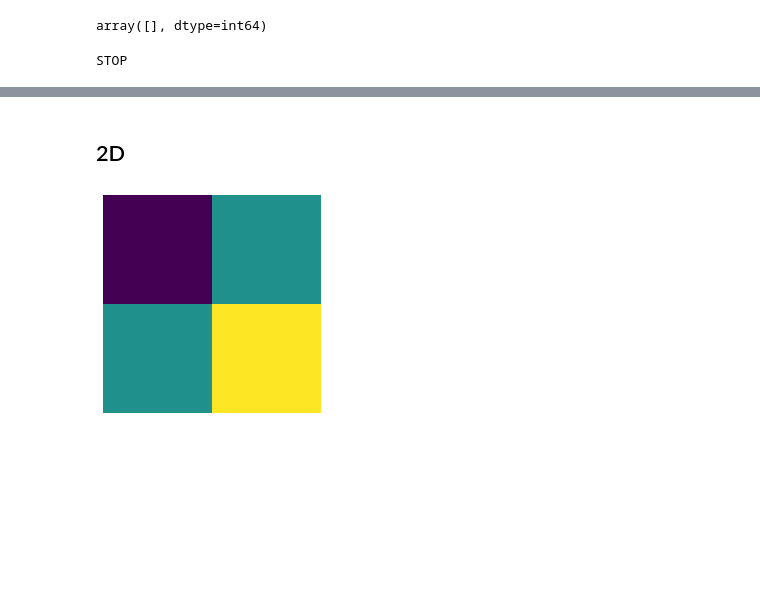
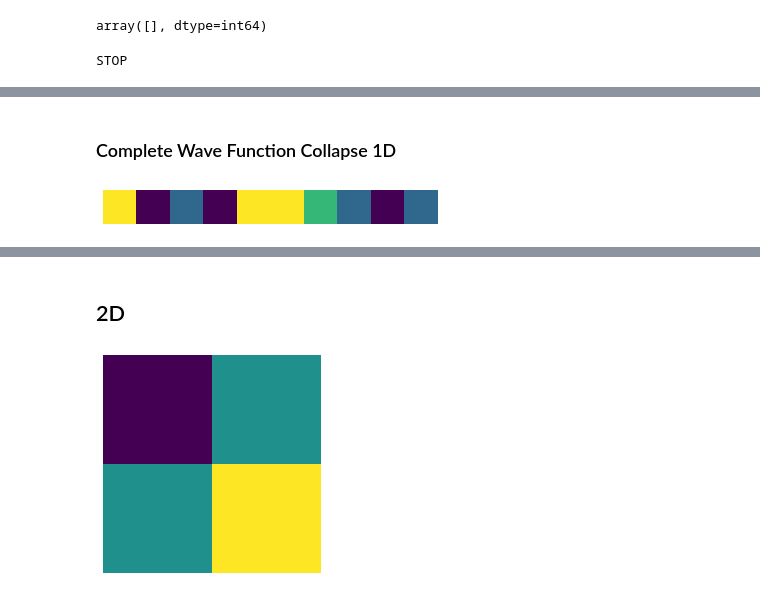
Before and after one commit to flpeters/TextureSynthesis, a Jupyter notebook: 00_Main.ipynb, the cells around one changed output, grey strips where cells are left out. Saved outputs shown, nothing was run; the diff lists cells and outputs as text; code cells hidden in the pictures; blank space fills up the shorter version.

Commit message:
combine manual 1d case into a function, and support animating a bunch of lines

```diff
--- a/00_Main.ipynb
+++ b/00_Main.ipynb
@@ -250,2 +296,4 @@ X = choice(np.flatnonzero(NumberOfPossibleStates == LeastNumberOfRemainingStates
 # %%
 # Jump back to the top and run the algorithm again!
+# %% [markdown]
+### Complete Wave Function Collapse 1D
@@ -251,0 +378,13 @@ X = choice(np.flatnonzero(NumberOfPossibleStates == LeastNumberOfRemainingStates
+# %%
+N = 10
+PossibleValuesRules = {
+    0: (1, 3,),
+    1: (0,),
+    2: (1,),
+    3: (2,3)
+}
+Line, AllLines = D1_WaveFunctionCollapse(N, PossibleValuesRules)
+show_line(Line)
+# animate_lines(AllLines);
+# %% [output]
+[figure, added]
```
Also changed, not shown: parts of 18 cells of this notebook.
